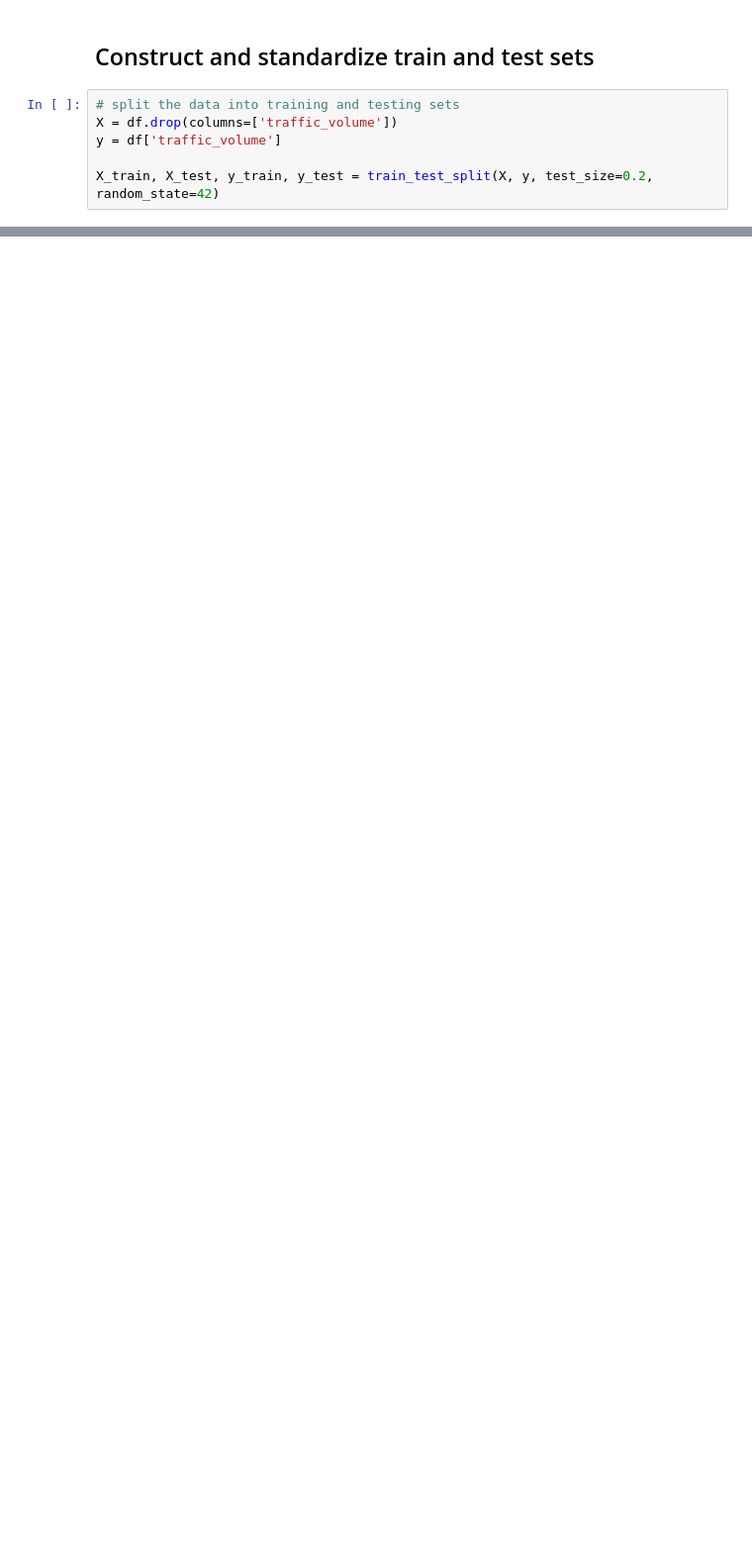
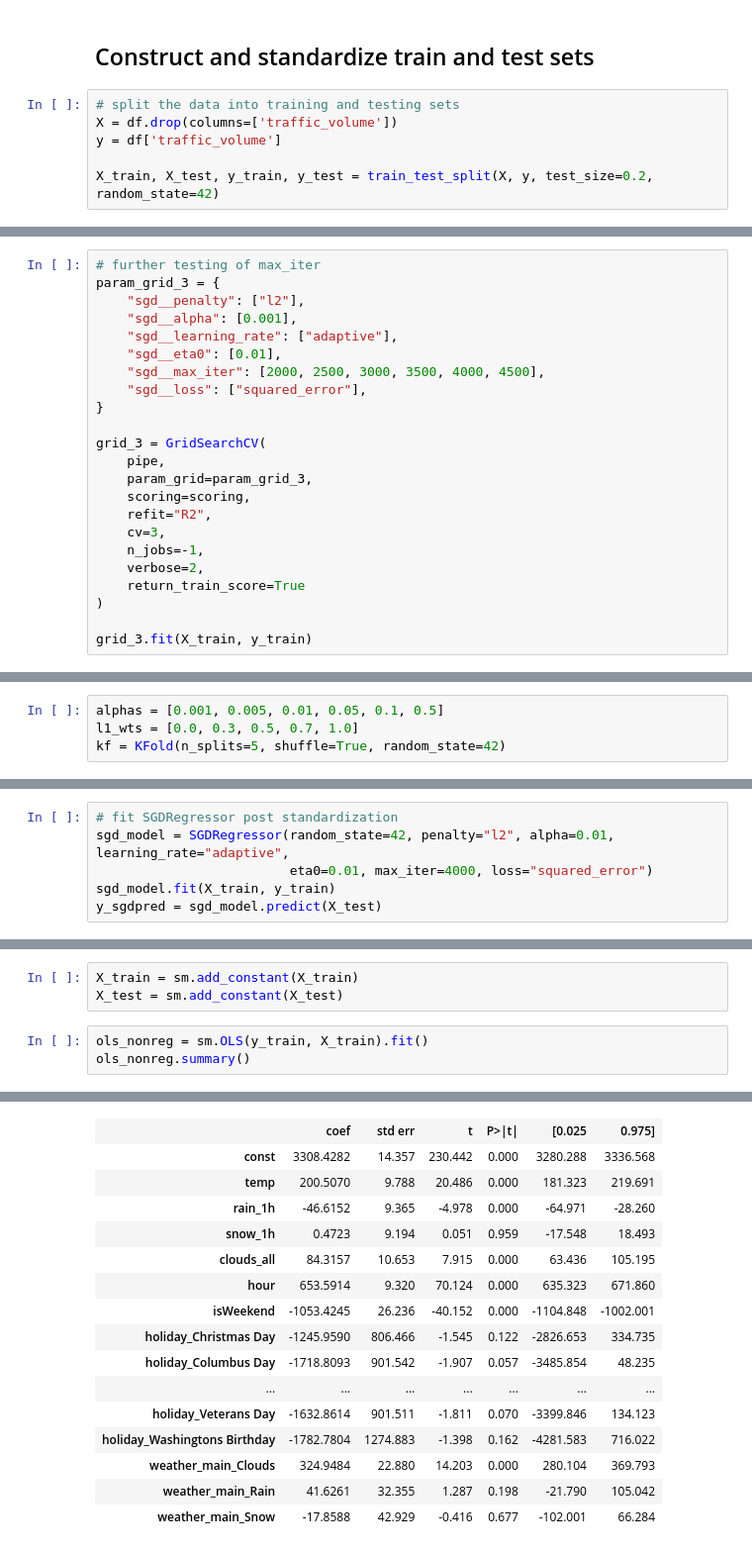
Before and after one commit to emilyrosebutz/traffic-linear-regression, a Jupyter notebook: LinearRegressionHW.ipynb, the cells around one changed output, grey strips where cells are left out. Shown at 99% size. Drawn from its saved outputs; the diff is of its cells as text; blank space fills up the shorter version.

Commit message:
First hyperparameter tuning + model fitting

```diff
--- a/LinearRegressionHW.ipynb
+++ b/LinearRegressionHW.ipynb
@@ -394,0 +519,23 @@ Index(['temp', 'rain_1h', 'snow_1h', 'clouds_all', 'year', 'month',
+# %%
+# further testing of max_iter
+param_grid_3 = {
+    "sgd__penalty": ["l2"],
+    "sgd__alpha": [0.001],
+    "sgd__learning_rate": ["adaptive"],
+    "sgd__eta0": [0.01],
+    "sgd__max_iter": [2000, 2500, 3000, 3500, 4000, 4500],
+    "sgd__loss": ["squared_error"],
+}
+
+grid_3 = GridSearchCV(
+    pipe,
+    param_grid=param_grid_3,
+    scoring=scoring,
+    refit="R2",
+    cv=3,
+    n_jobs=-1,
+    verbose=2,
+    return_train_score=True
+)
+
+grid_3.fit(X_train, y_train)
@@ -394,0 +584,4 @@ Index(['temp', 'rain_1h', 'snow_1h', 'clouds_all', 'year', 'month',
+# %%
+alphas = [0.001, 0.005, 0.01, 0.05, 0.1, 0.5]
+l1_wts = [0.0, 0.3, 0.5, 0.7, 1.0]
+kf = KFold(n_splits=5, shuffle=True, random_state=42)
@@ -394,0 +660,6 @@ Index(['temp', 'rain_1h', 'snow_1h', 'clouds_all', 'year', 'month',
+# %%
+# fit SGDRegressor post standardization
+sgd_model = SGDRegressor(random_state=42, penalty="l2", alpha=0.01, learning_rate="adaptive",
+                         eta0=0.01, max_iter=4000, loss="squared_error")
+sgd_model.fit(X_train, y_train)
+y_sgdpred = sgd_model.predict(X_test)
@@ -394,0 +695,7 @@ Index(['temp', 'rain_1h', 'snow_1h', 'clouds_all', 'year', 'month',
+# %%
+X_train = sm.add_constant(X_train)
+X_test = sm.add_constant(X_test)
+# %%
+ols_nonreg = sm.OLS(y_train, X_train).fit()
+ols_nonreg.summary()
+# %% [output]
@@ -394,0 +712,16 @@ Index(['temp', 'rain_1h', 'snow_1h', 'clouds_all', 'year', 'month',
+|  | coef | std err | t | P>|t| | [0.025 | 0.975] |
+| const | 3308.4282 | 14.357 | 230.442 | 0.000 | 3280.288 | 3336.568 |
+| temp | 200.5070 | 9.788 | 20.486 | 0.000 | 181.323 | 219.691 |
+| rain_1h | -46.6152 | 9.365 | -4.978 | 0.000 | -64.971 | -28.260 |
+| snow_1h | 0.4723 | 9.194 | 0.051 | 0.959 | -17.548 | 18.493 |
+| clouds_all | 84.3157 | 10.653 | 7.915 | 0.000 | 63.436 | 105.195 |
+| hour | 653.5914 | 9.320 | 70.124 | 0.000 | 635.323 | 671.860 |
+| isWeekend | -1053.4245 | 26.236 | -40.152 | 0.000 | -1104.848 | -1002.001 |
+| holiday_Christmas Day | -1245.9590 | 806.466 | -1.545 | 0.122 | -2826.653 | 334.735 |
+| holiday_Columbus Day | -1718.8093 | 901.542 | -1.907 | 0.057 | -3485.854 | 48.235 |
+| ... | ... | ... | ... | ... | ... | ... |
+| holiday_Veterans Day | -1632.8614 | 901.511 | -1.811 | 0.070 | -3399.846 | 134.123 |
+| holiday_Washingtons Birthday | -1782.7804 | 1274.883 | -1.398 | 0.162 | -4281.583 | 716.022 |
+| weather_main_Clouds | 324.9484 | 22.880 | 14.203 | 0.000 | 280.104 | 369.793 |
+| weather_main_Rain | 41.6261 | 32.355 | 1.287 | 0.198 | -21.790 | 105.042 |
+| weather_main_Snow | -17.8588 | 42.929 | -0.416 | 0.677 | -102.001 | 66.284 |
```
Also changed, not shown: parts of 41 cells of this notebook.
